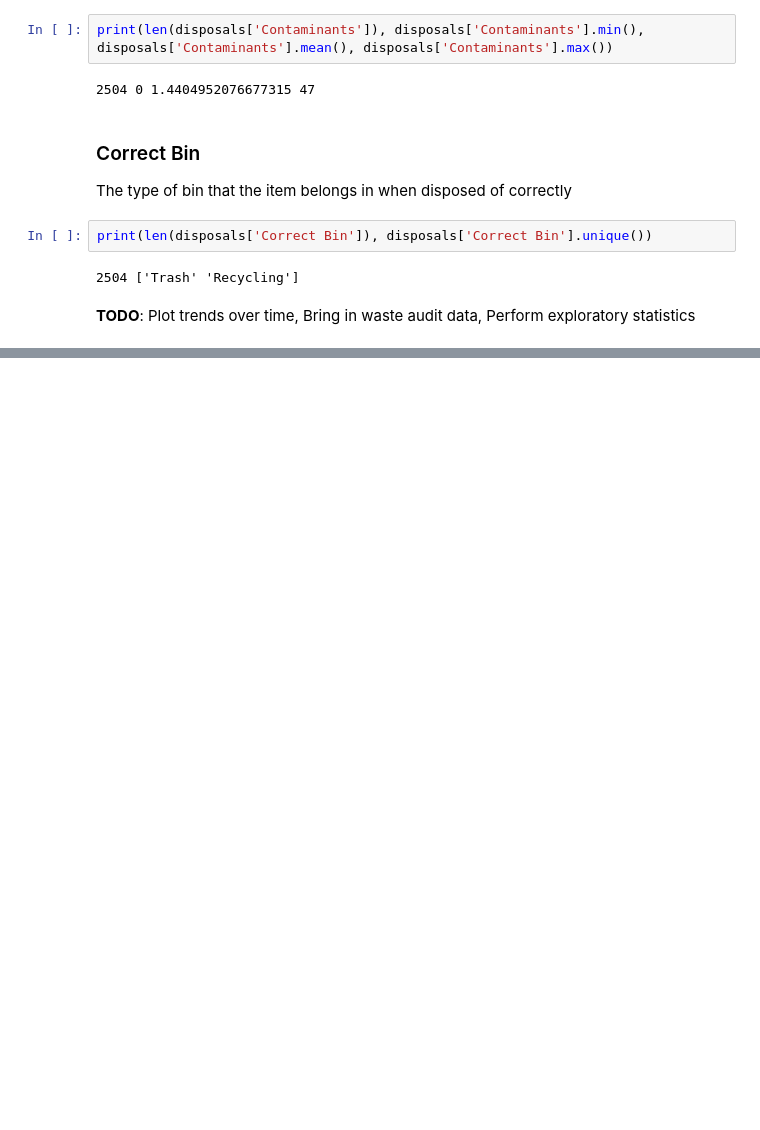
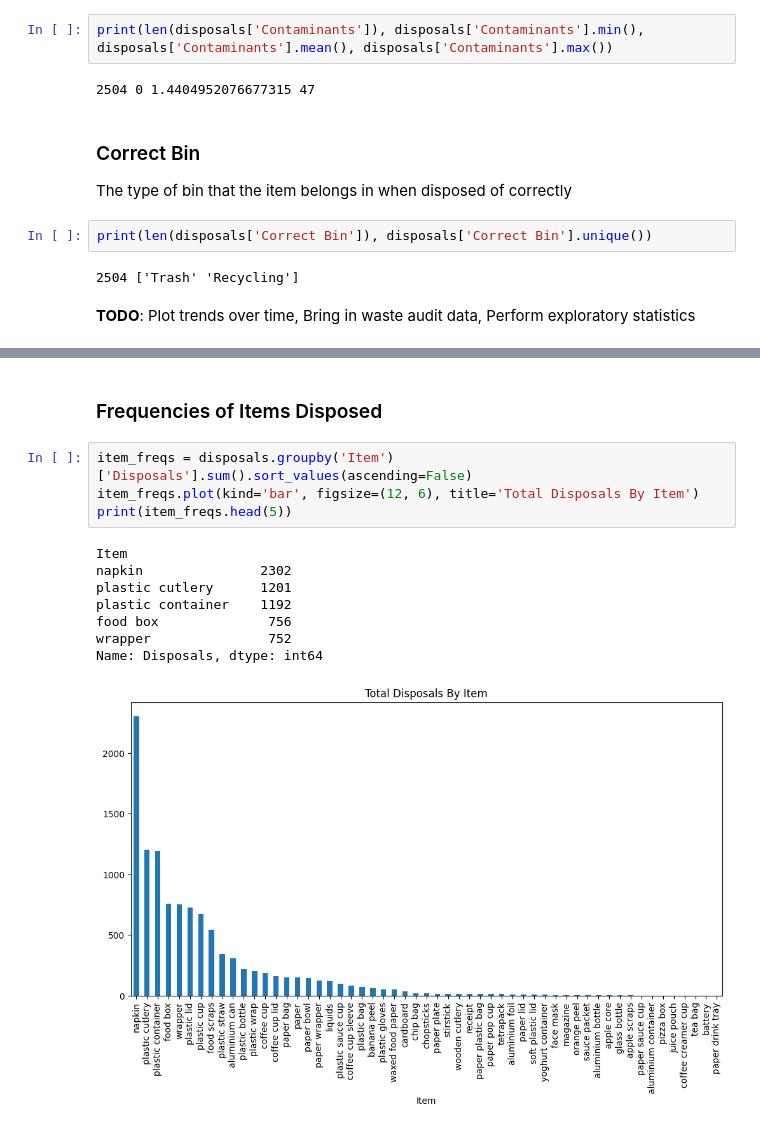
Before and after one commit to bps78/Oscar-Research-Project, a Jupyter notebook: oscar_project.ipynb, the cells around one changed output, grey strips where cells are left out. Drawn from its saved outputs; the diff is of its cells as text; blank space fills up the shorter version.

```diff
--- a/oscar_project.ipynb
+++ b/oscar_project.ipynb
@@ -93,0 +130,15 @@ print(len(disposals['Correct Bin']), disposals['Correct Bin'].unique())
+# %% [markdown]
+### Frequencies of Items Disposed
+# %%
+item_freqs = disposals.groupby('Item')['Disposals'].sum().sort_values(ascending=False)
+item_freqs.plot(kind='bar', figsize=(12, 6), title='Total Disposals By Item')
+print(item_freqs.head(5))
+# %% [output]
+Item
+napkin               2302
+plastic cutlery      1201
+plastic container    1192
+food box              756
+wrapper               752
+Name: Disposals, dtype: int64
+[figure, added]
```
Also changed, not shown: parts of 18 cells of this notebook, 2 other files.
